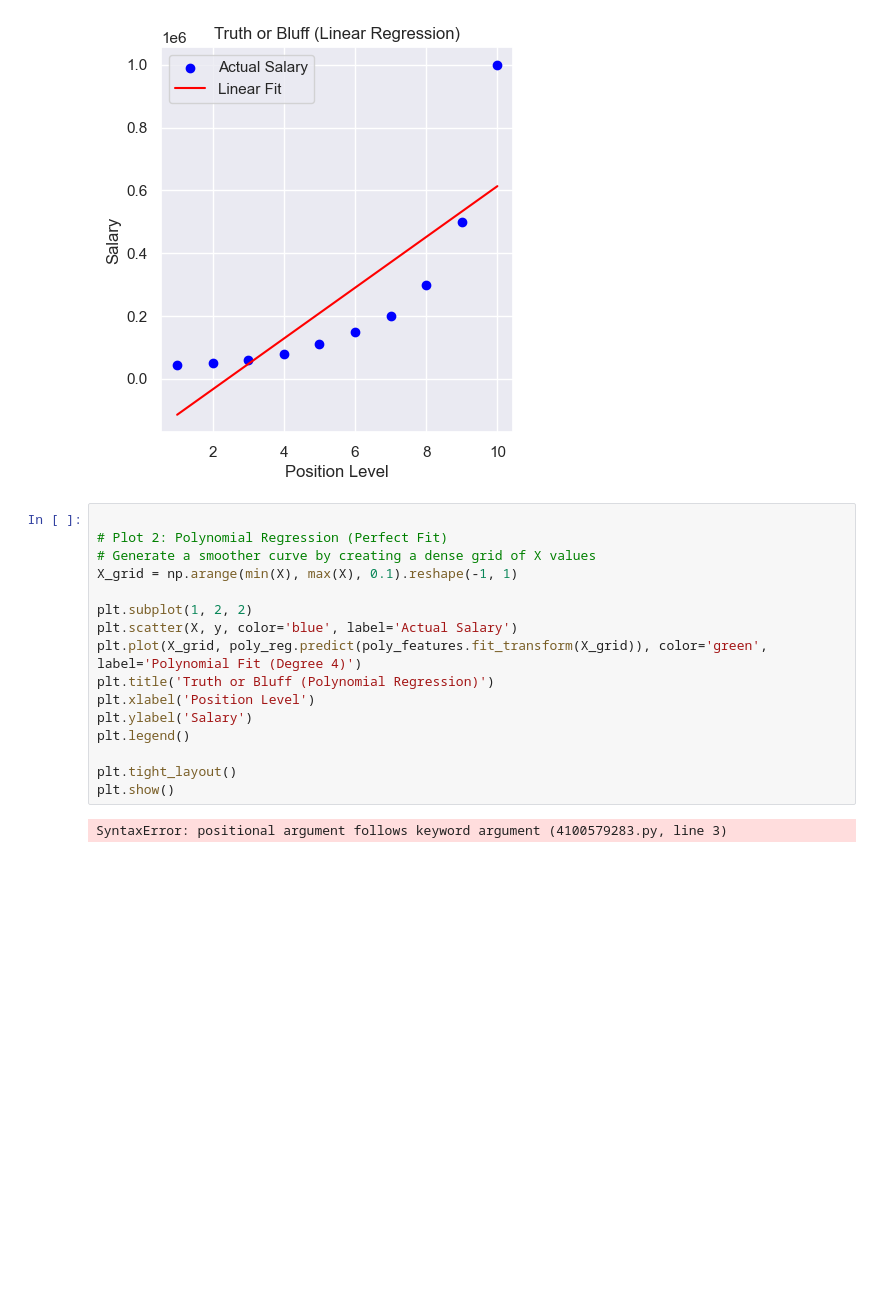
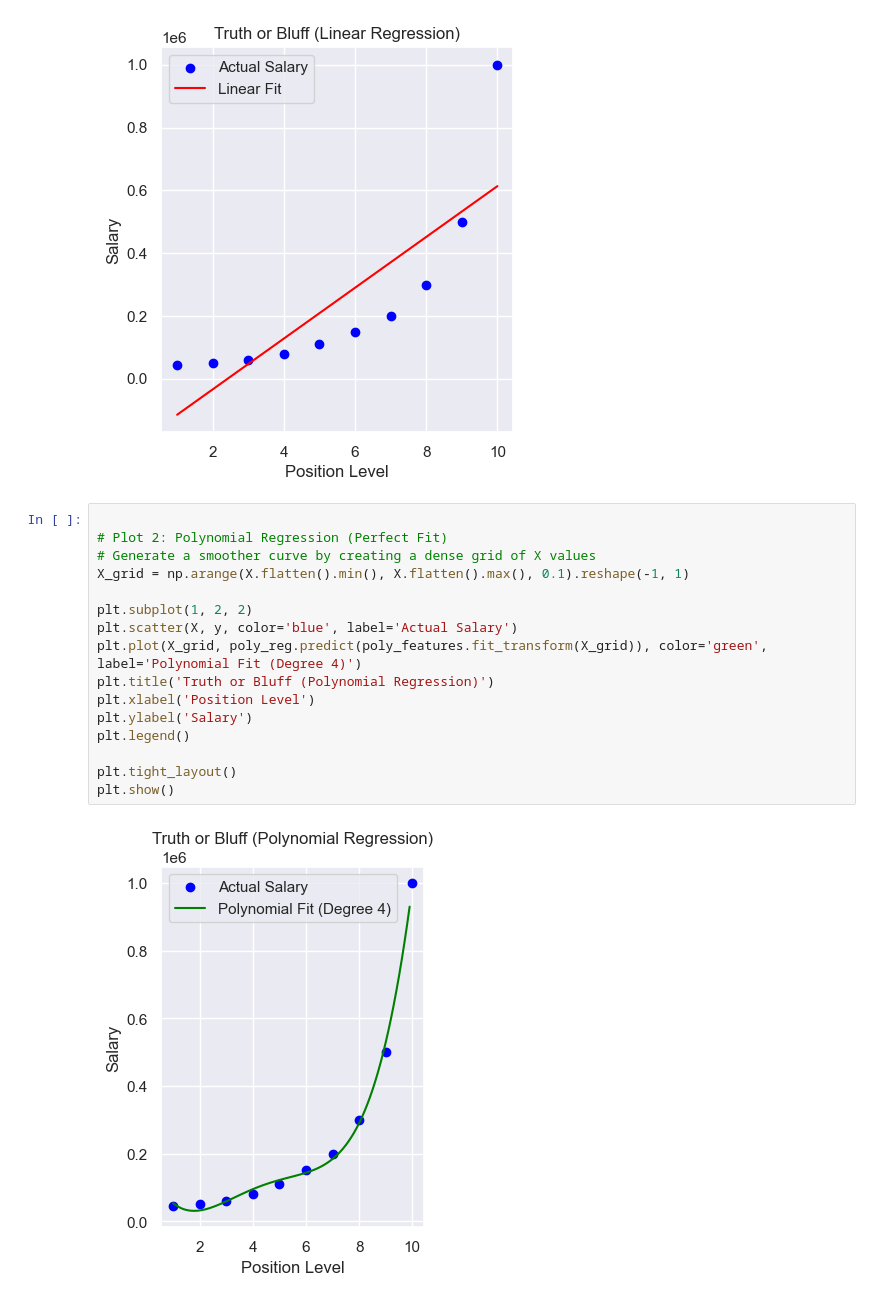
Before and after one commit to malik09-teach/batch-01, a Jupyter notebook: linear models/polynomailReg.ipynb, the cells around one changed output. Drawn from its saved outputs; the diff is of its cells as text; blank space fills up the shorter version.

```diff
--- a/linear models/polynomailReg.ipynb
+++ b/linear models/polynomailReg.ipynb
@@ -103,21 +103,21 @@ plt.legend()
 # %%
 
 # Plot 2: Polynomial Regression (Perfect Fit)
 # Generate a smoother curve by creating a dense grid of X values
-X_grid = np.arange(min(X), max(X), 0.1).reshape(-1, 1)
+X_grid = np.arange(X.flatten().min(), X.flatten().max(), 0.1).reshape(-1, 1)
 
 plt.subplot(1, 2, 2)
 plt.scatter(X, y, color='blue', label='Actual Salary')
 plt.plot(X_grid, poly_reg.predict(poly_features.fit_transform(X_grid)), color='green', label='Polynomial Fit (Degree 4)')
 plt.title('Truth or Bluff (Polynomial Regression)')
 plt.xlabel('Position Level')
 plt.ylabel('Salary')
 plt.legend()
 
 plt.tight_layout()
 plt.show()
 # %% [output]
-SyntaxError: positional argument follows keyword argument (4100579283.py, line 3)
+[figure, added]
 # %%
 
 # 5. Making a Prediction
```
Also changed, not shown: parts of 1 cell of this notebook.
